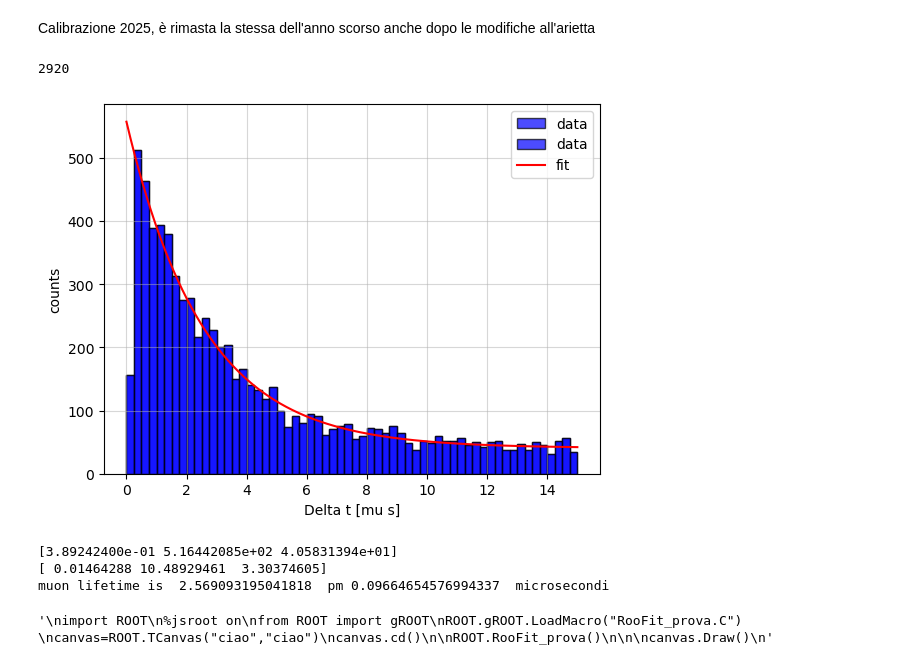
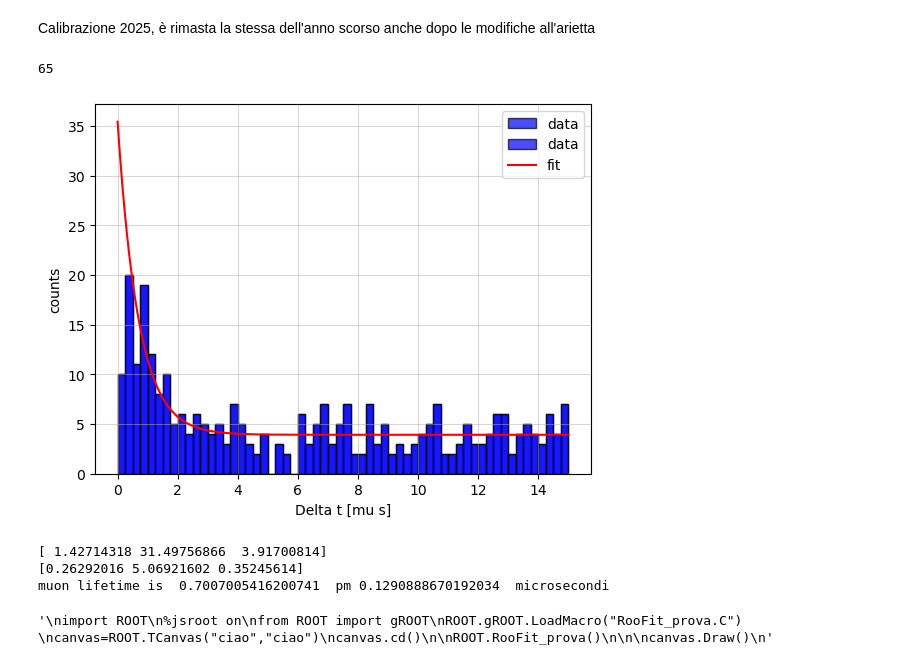
Before and after one commit to NicolaSommaggio/AdvanceLab-g-2, a Jupyter notebook: g-2/mu_lifetime/unire_file.ipynb, the cells around one changed output. Saved outputs shown, nothing was run; the diff lists cells and outputs as text; code cells hidden in the pictures.

```diff
--- a/g-2/mu_lifetime/unire_file.ipynb
+++ b/g-2/mu_lifetime/unire_file.ipynb
@@ -100,7 +100,7 @@ import matplotlib.pyplot as plt
 
 import numpy as np
 
-cartella = "../Data/Fondo"
+cartella = "../Data/Segnale"
 
 file_dat = glob.glob(f"{cartella}/*.dat") #questo restituisce una stringa con i path dei file che si vogliono unire
 
@@ -151,38 +151,38 @@ def exponential(x, gamma, amp, fondo):
     return amp*np.exp(-1*gamma*x)+fondo
 plt.hist(np_array_time_cut, bins=Nbins, range=(0,15), color="blue", edgecolor="black", alpha=0.7, label='data')
 
 initial_guess = [2.1, 100, 10]
 
 par_exp, cov_exp = curve_fit(exponential, bin_centers, hist,p0=initial_guess, maxfev = 2000)
 
 per_exp= np.sqrt(np.diag(cov_exp))
 
 fondo=par_exp[2]
 amp=par_exp[1]
 gamma=par_exp[0]
 gamma_err=per_exp[0]
 
 x_range=np.linspace(0,15,1000)
 
 plt.hist(np_array_time_cut, bins=Nbins, range=(0,15), color="blue", edgecolor="black", alpha=0.7, label='data')
 plt.grid(alpha=0.5)
 plt.xlabel('Delta t [mu s]')
 plt.ylabel('counts')
 #plt.yscale('log')
 
 plt.plot(x_range,exponential(x_range, gamma, amp, fondo), color='red', label='fit')
 plt.legend()
 plt.show()
 
 print(par_exp)
 print(per_exp)
 print('muon lifetime is ',1./gamma, ' pm' , gamma_err/(gamma**2) , ' microsecondi')
 # %% [output]
-2920
+65
-[figure, old version]
+[figure, new version]
-[3.89242400e-01 5.16442085e+02 4.05831394e+01]
-[ 0.01464288 10.48929461  3.30374605]
-muon lifetime is  2.569093195041818  pm 0.09664654576994337  microsecondi
+[ 1.42714318 31.49756866  3.91700814]
+[0.26292016 5.06921602 0.35245614]
+muon lifetime is  0.7007005416200741  pm 0.1290888670192034  microsecondi
 # %%
 """
 import ROOT
```
Also changed, not shown: parts of 1 cell of this notebook, 20 other files.
